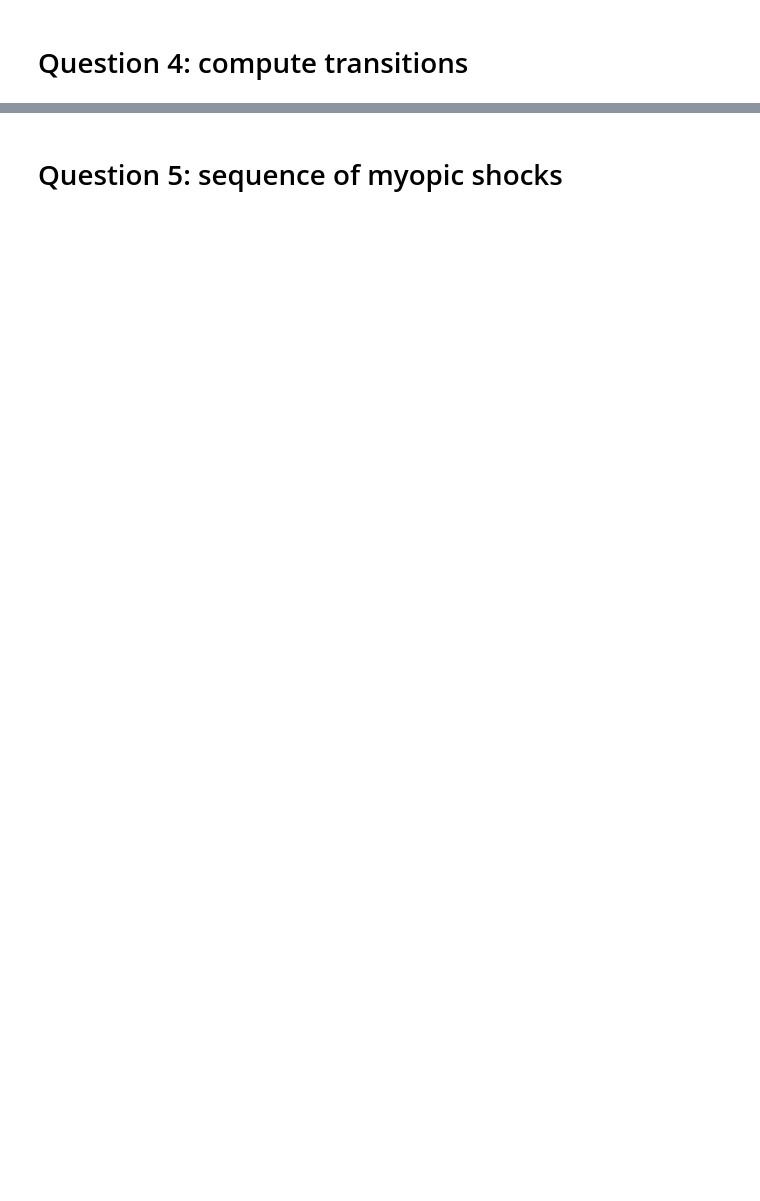
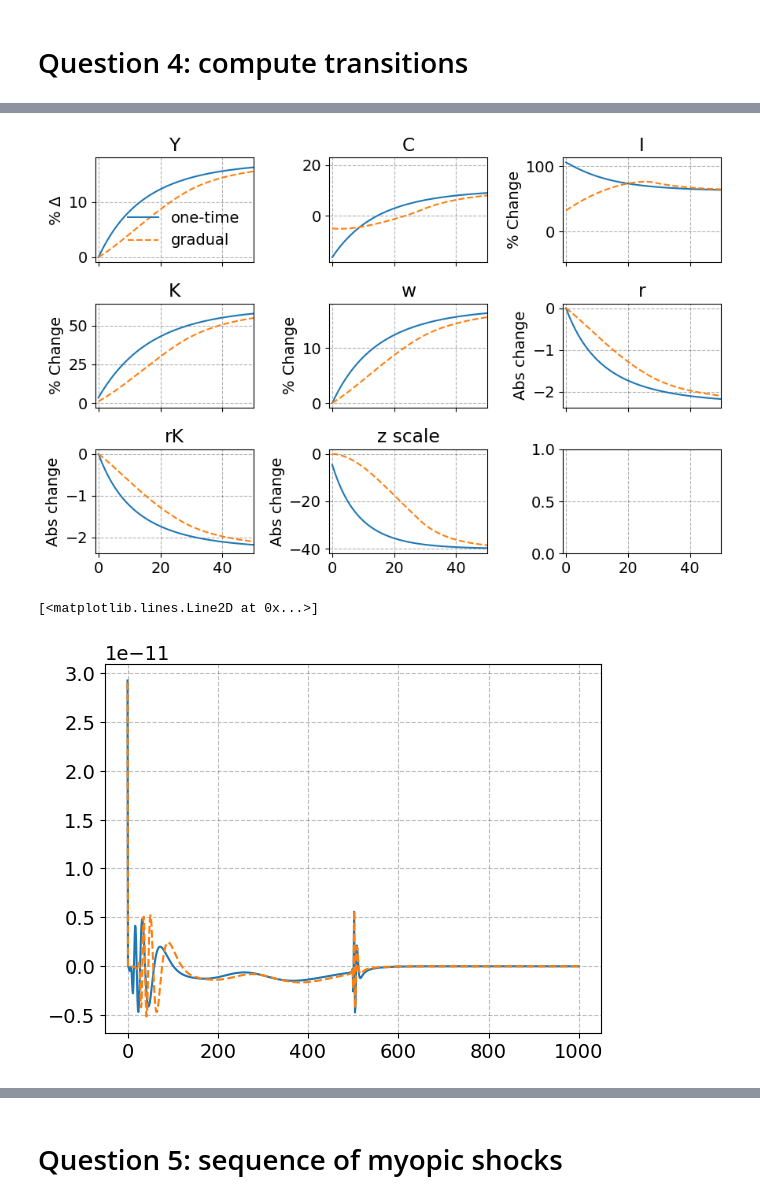
Before and after one commit to NumEconCopenhagen/AdvMacroHet, a Jupyter notebook: Assignments/Assignment I/HANC.ipynb, the cells around one changed output, grey strips where cells are left out. Drawn from its saved outputs; the diff is of its cells as text; code cells hidden in the pictures; blank space fills up the shorter version.

```diff
--- a/Assignments/Assignment I/HANC.ipynb
+++ b/Assignments/Assignment I/HANC.ipynb
@@ -64,0 +193,24 @@ shock = {'dupsilon': dupsilon}
+# %%
+# Initialize the ini dict at the old steady state
+ini = {}
+ini['Dbeg'] = benchmark.ss.Dbeg.copy()
+# --- Compute Jacobians for benchmark ---
+benchmark.compute_jacs(do_print=True, skip_shocks=True)
+
+# --- Initialize the transition path at the steady state ---
+benchmark._set_ini(ini_input='ss')
+
+# --- Define the initial state dictionary ---
+ini = {}
+ini['Dbeg'] = benchmark.ss.Dbeg.copy()
+ini['K'] = benchmark.ss.K
+ini['z_scale'] = benchmark.ss.z_scale
+
+# --- Create the permanent upsilon jump (from 1.0 → 1.5) ---
+dupsilon = np.zeros(benchmark.par.T)
+dupsilon[:] = high_inequality.par.upsilon_ss - benchmark.par.upsilon_ss
+shock_jump = {'dupsilon': dupsilon}
+
+# --- Compute the transition path ---
+trans_jump = benchmark.find_transition_path(ini=ini, shocks=shock_jump, do_print=True)
+trans = copy.deepcopy(benchmark.path)
@@ -67,7 +283,6 @@ shock = {'dupsilon': dupsilon}
 trans_progressive = copy.deepcopy(high_inequality.path)
 # %%
-# nothing to do here, just use the code to plot your results
-
+# use this code to plot your results
 def get_pc_ini(trans, var):
     var_ss = getattr(benchmark.ss, var)
     var_trans = getattr(trans, var)
@@ -85,46 +300,50 @@ fig, axs = plt.subplots(nrows=3, ncols=3,
 axs = np.atleast_1d(axs).ravel()
 
 axs[0].plot(get_pc_ini(trans, 'Y'), label = 'one-time'); axs[0].set_title("Y")
-axs[0].plot(get_pc_ini(trans_progressive, 'Y'), linestyle = '--', label = 'progressive'); axs[0].set_title("Y")
+axs[0].plot(get_pc_ini(trans_gradual, 'Y'), linestyle = '--', label = 'gradual'); axs[0].set_title("Y")
 axs[0].set_ylabel('% $\Delta$')
 
 axs[1].plot(get_pc_ini(trans, 'C_hh')); axs[1].set_title("C")
-axs[1].plot(get_pc_ini(trans_progressive, 'C_hh'), linestyle = '--'); axs[1].set_title("C")
+axs[1].plot(get_pc_ini(trans_gradual, 'C_hh'), linestyle = '--'); axs[1].set_title("C")
 axs[0].set_ylabel('% $\Delta$')
 
 axs[2].plot(get_pc_ini(trans, 'I')); axs[2].set_title("I")
-axs[2].plot(get_pc_ini(trans_progressive, 'I'), linestyle = '--'); axs[2].set_title("I")
+axs[2].plot(get_pc_ini(trans_gradual, 'I'), linestyle = '--'); axs[2].set_title("I")
 axs[2].set_ylabel('% Change')
 
 axs[3].plot(get_pc_ini(trans, 'K')); axs[3].set_title("K")
-axs[3].plot(get_pc_ini(trans_progressive, 'K'), linestyle = '--'); axs[3].set_title("K")
+axs[3].plot(get_pc_ini(trans_gradual, 'K'), linestyle = '--'); axs[3].set_title("K")
 axs[3].set_ylabel('% Change')
 
 axs[4].plot(get_pc_ini(trans, 'w')); axs[4].set_title("w")
-axs[4].plot(get_pc_ini(trans_progressive, 'w'), linestyle = '--'); axs[4].set_title("w")
+axs[4].plot(get_pc_ini(trans_gradual, 'w'), linestyle = '--'); axs[4].set_title("w")
 axs[4].set_ylabel('% Change')
 
 axs[5].plot(get_ac_ini(trans, 'r')); axs[5].set_title("r")
-axs[5].plot(get_ac_ini(trans_progressive, 'r'), linestyle = '--'); axs[5].set_title("r")
+axs[5].plot(get_ac_ini(trans_gradual, 'r'), linestyle = '--'); axs[5].set_title("r")
 axs[5].set_ylabel('Abs change')
 
 axs[6].plot(get_ac_ini(trans, 'rK')); axs[6].set_title("rK")
-axs[6].plot(get_ac_ini(trans_progressive, 'rK'), linestyle = '--'); axs[6].set_title("rK")
+axs[6].plot(get_ac_ini(trans_gradual, 'rK'), linestyle = '--'); axs[6].set_title("rK")
 axs[6].set_ylabel('Abs change')
 
 axs[7].plot(get_ac_ini(trans, 'z_scale'))
-axs[7].plot(get_ac_ini(trans_progressive, 'z_scale'), linestyle = '--'); axs[7].set_title("z scale")
+axs[7].plot(get_ac_ini(trans_gradual, 'z_scale'), linestyle = '--'); axs[7].set_title("z scale")
 axs[7].set_ylabel('Abs change')
 
 for ax in axs.flat:
     ax.grid(True, alpha=0.3)
 axs[0].set_xlim(-1, 50) # applies to all subplots because sharex=True
 axs[0].legend(frameon=False)
 #fig.supxlabel("Years")
 #fig.supylabel("% Change")
 fig.tight_layout()
 plt.show()
 
 plt.plot(trans.clearing_Y)
-plt.plot(trans_progressive.clearing_Y, linestyle = '--')
+plt.plot(trans_gradual.clearing_Y, linestyle = '--')
+# %% [output]
+[figure, added]
+[<matplotlib.lines.Line2D at 0x...>]
+[figure, added]
 # %%
```
Also changed, not shown: parts of 20 cells of this notebook, 1 other file.
